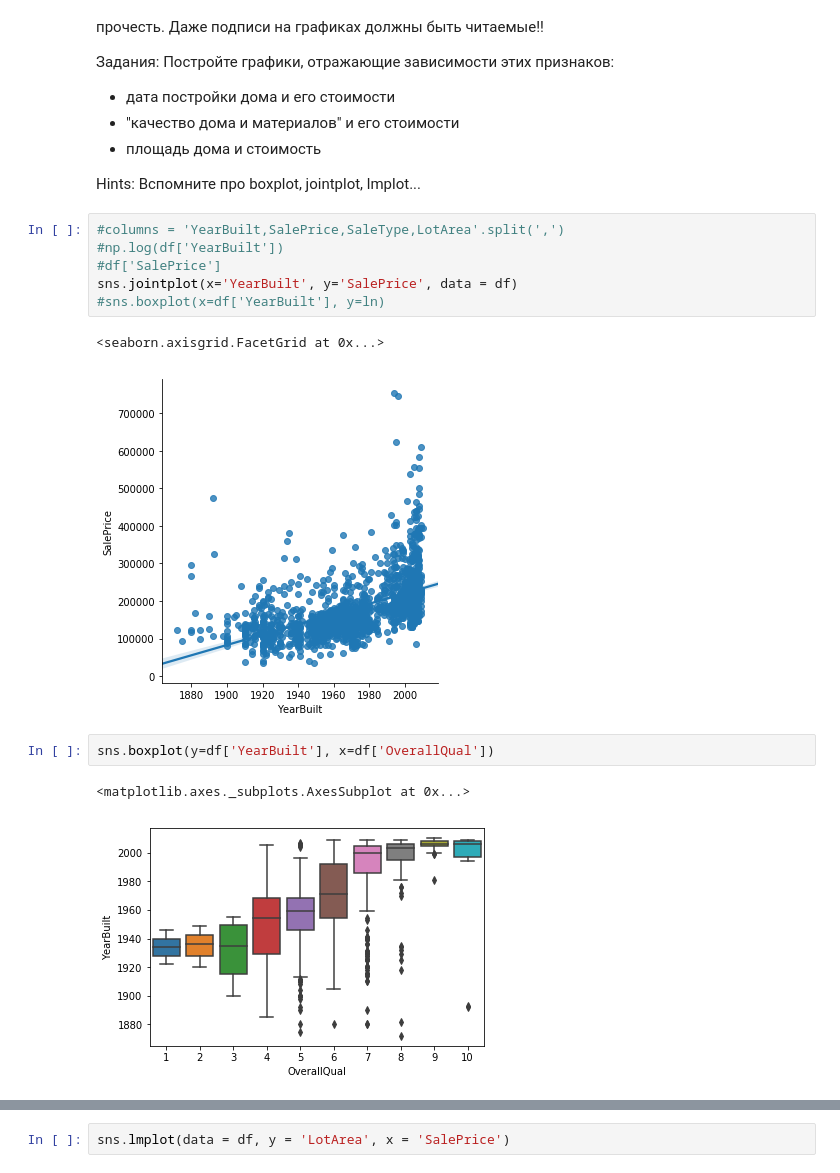
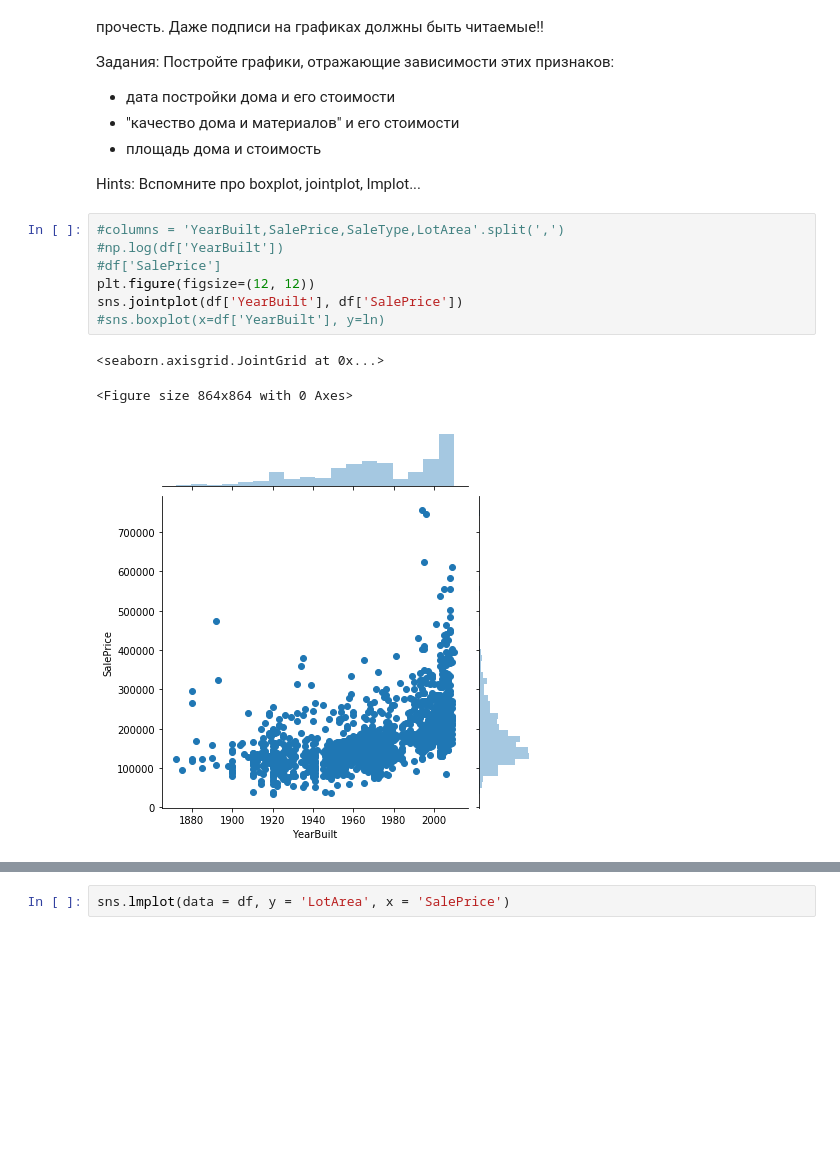
Before and after one commit to KaratsevN/ML-course-by-7-bits, a Jupyter notebook: week6/workshop/week06_workshop_06-01-linear-regression-homework.ipynb, the cells around one changed output, grey strips where cells are left out. Cells and saved outputs as stored; diff of their text form; blank space fills up the shorter version.

```diff
--- a/week6/workshop/week06_workshop_06-01-linear-regression-homework.ipynb
+++ b/week6/workshop/week06_workshop_06-01-linear-regression-homework.ipynb
@@ -177,14 +188,11 @@ Hints: Вспомните про boxplot, jointplot, lmplot...
 # %%
 #columns = 'YearBuilt,SalePrice,SaleType,LotArea'.split(',')
 #np.log(df['YearBuilt'])
 #df['SalePrice']
-sns.jointplot(x='YearBuilt', y='SalePrice', data = df)
+plt.figure(figsize=(12, 12))
+sns.jointplot(df['YearBuilt'], df['SalePrice'])
 #sns.boxplot(x=df['YearBuilt'], y=ln)
 # %% [output]
-<seaborn.axisgrid.FacetGrid at 0x...>
+<seaborn.axisgrid.JointGrid at 0x...>
+<Figure size 864x864 with 0 Axes>
-[figure, old version]
+[figure, new version]
-# %%
-sns.boxplot(y=df['YearBuilt'], x=df['OverallQual'])
-# %% [output]
-<matplotlib.axes._subplots.AxesSubplot at 0x...>
-[figure, removed]
```
Also changed, not shown: parts of 27 cells of this notebook, 4 other files.
